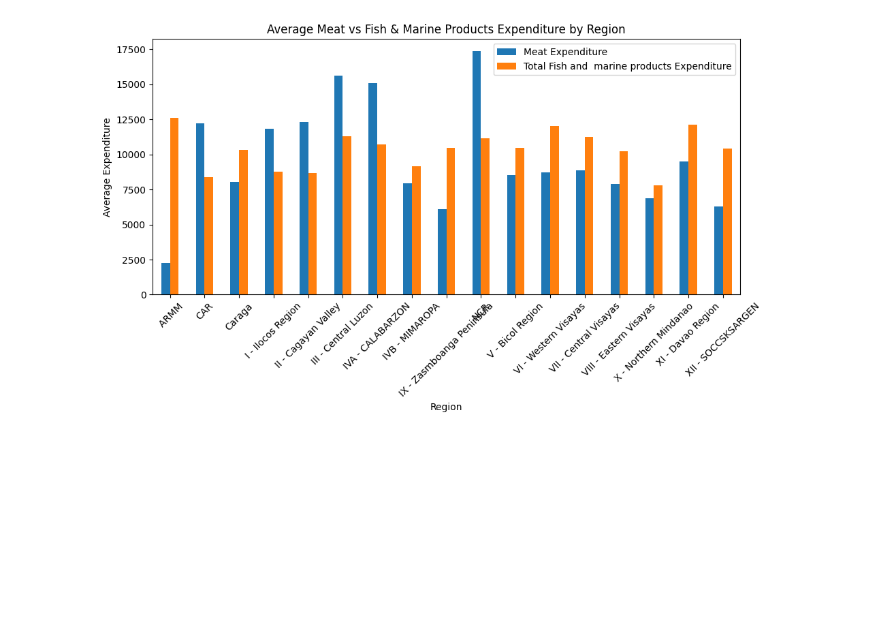
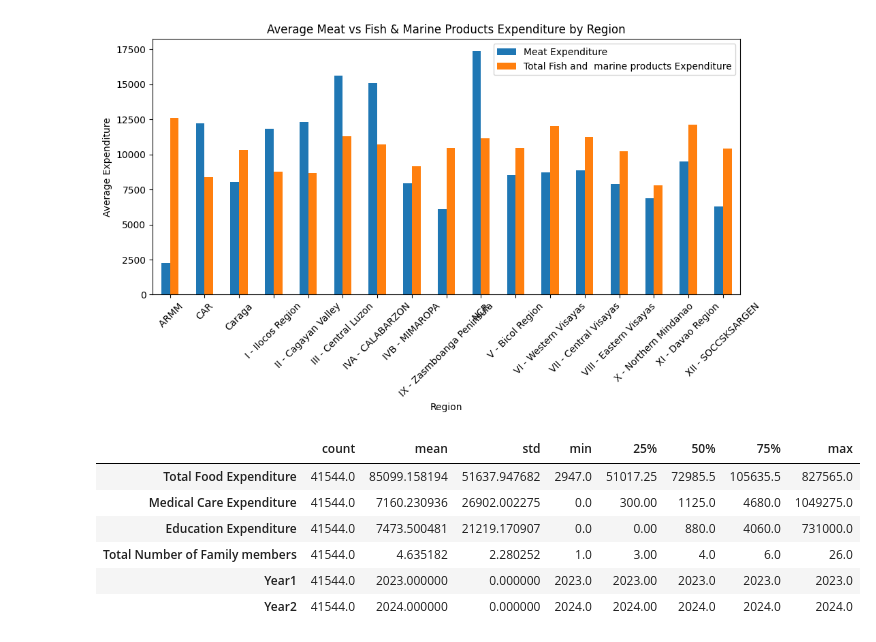
Before and after one commit to kitty1926/project, a Jupyter notebook: Untitled.ipynb, the cells around one changed output. Saved outputs shown, nothing was run; the diff lists cells and outputs as text; code cells hidden in the pictures; blank space fills up the shorter version.

```diff
--- a/Untitled.ipynb
+++ b/Untitled.ipynb
@@ -226,0 +212,14 @@ plt.show()
+# %%
+features = ['Region', 'Total Food Expenditure', 'Medical Care Expenditure', 'Education Expenditure', 'Total Number of Family members', 'Year1', 'Year2']
+
+X = pd[features]
+# %%
+X.describe().T
+# %% [output]
+|  | count | mean | std | min | 25% | 50% | 75% | max |
+| Total Food Expenditure | 41544.0 | 85099.158194 | 51637.947682 | 2947.0 | 51017.25 | 72985.5 | 105635.5 | 827565.0 |
+| Medical Care Expenditure | 41544.0 | 7160.230936 | 26902.002275 | 0.0 | 300.00 | 1125.0 | 4680.0 | 1049275.0 |
+| Education Expenditure | 41544.0 | 7473.500481 | 21219.170907 | 0.0 | 0.00 | 880.0 | 4060.0 | 731000.0 |
+| Total Number of Family members | 41544.0 | 4.635182 | 2.280252 | 1.0 | 3.00 | 4.0 | 6.0 | 26.0 |
+| Year1 | 41544.0 | 2023.000000 | 0.000000 | 2023.0 | 2023.00 | 2023.0 | 2023.0 | 2023.0 |
+| Year2 | 41544.0 | 2024.000000 | 0.000000 | 2024.0 | 2024.00 | 2024.0 | 2024.0 | 2024.0 |
```
Also changed, not shown: parts of 29 cells of this notebook.
